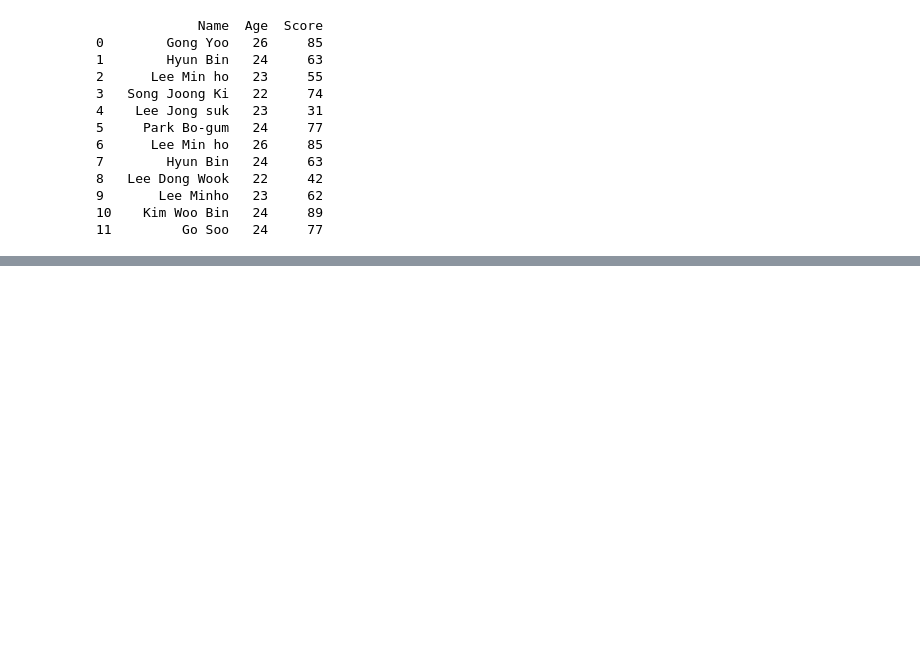
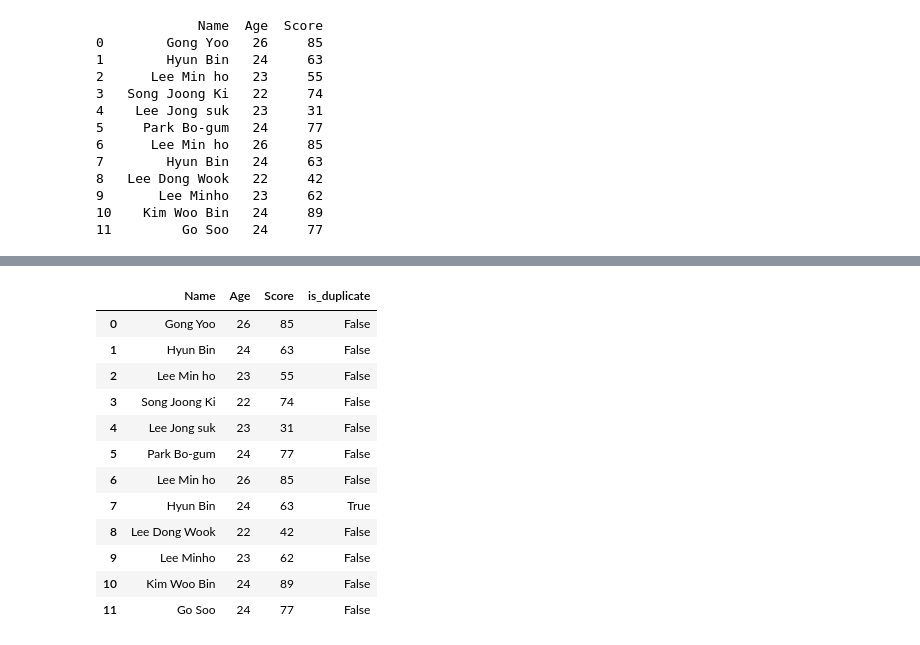
Before and after one commit to kxma-blazi/CSD2301, a Jupyter notebook: LabDuplicated.ipynb, the cells around one changed output, grey strips where cells are left out. Cells and saved outputs as stored; diff of their text form; code cells hidden in the pictures; blank space fills up the shorter version.

```diff
--- a/LabDuplicated.ipynb
+++ b/LabDuplicated.ipynb
@@ -35,0 +61,22 @@ print(df)
+# %%
+# สร้างคอลัมน์ใหม่ชื่อ "is_duplicate" ใน DataFrame เพื่อระบุว่าแต่ละแถวเป็นข้อมูลซ้ำหรือไม่ ค่าจะเป็น True ถ้าเป็นข้อมูลซ้ำ และ False ถ้าเป็นข้อมูลที่ไม่ซ้ำ
+df["is_duplicate"]= df.duplicated()
+# ตัวอย่าง: หากมีข้อมูลซ้ำของคนชื่อ Alice จะมีค่า True ในคอลัมน์ is_duplicate ของแถวที่ซ้ำ
+# %%
+# ลบข้อมูลซ้ำทั้งหมดใน DataFrame โดยจะเก็บแถวแรกที่ไม่ซ้ำไว้
+df.drop_duplicates()
+# ตัวอย่าง: หากมีข้อมูลของ Alice ซ้ำกัน 2 แถว จะเหลือเพียงแถวแรกของ Alice
+# %% [output]
+|  | Name | Age | Score | is_duplicate |
+| 0 | Gong Yoo | 26 | 85 | False |
+| 1 | Hyun Bin | 24 | 63 | False |
+| 2 | Lee Min ho | 23 | 55 | False |
+| 3 | Song Joong Ki | 22 | 74 | False |
+| 4 | Lee Jong suk | 23 | 31 | False |
+| 5 | Park Bo-gum | 24 | 77 | False |
+| 6 | Lee Min ho | 26 | 85 | False |
+| 7 | Hyun Bin | 24 | 63 | True |
+| 8 | Lee Dong Wook | 22 | 42 | False |
+| 9 | Lee Minho | 23 | 62 | False |
+| 10 | Kim Woo Bin | 24 | 89 | False |
+| 11 | Go Soo | 24 | 77 | False |
```
Also changed, not shown: parts of 10 cells of this notebook.
